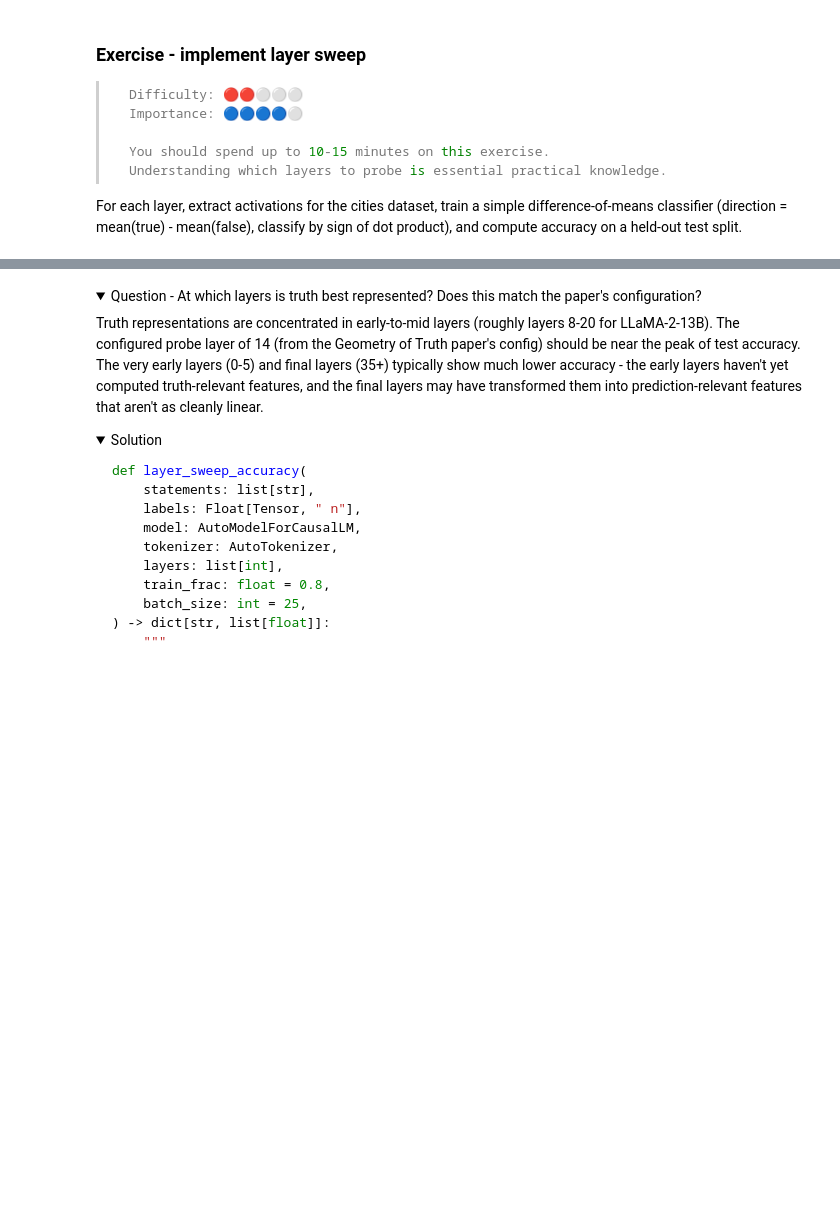
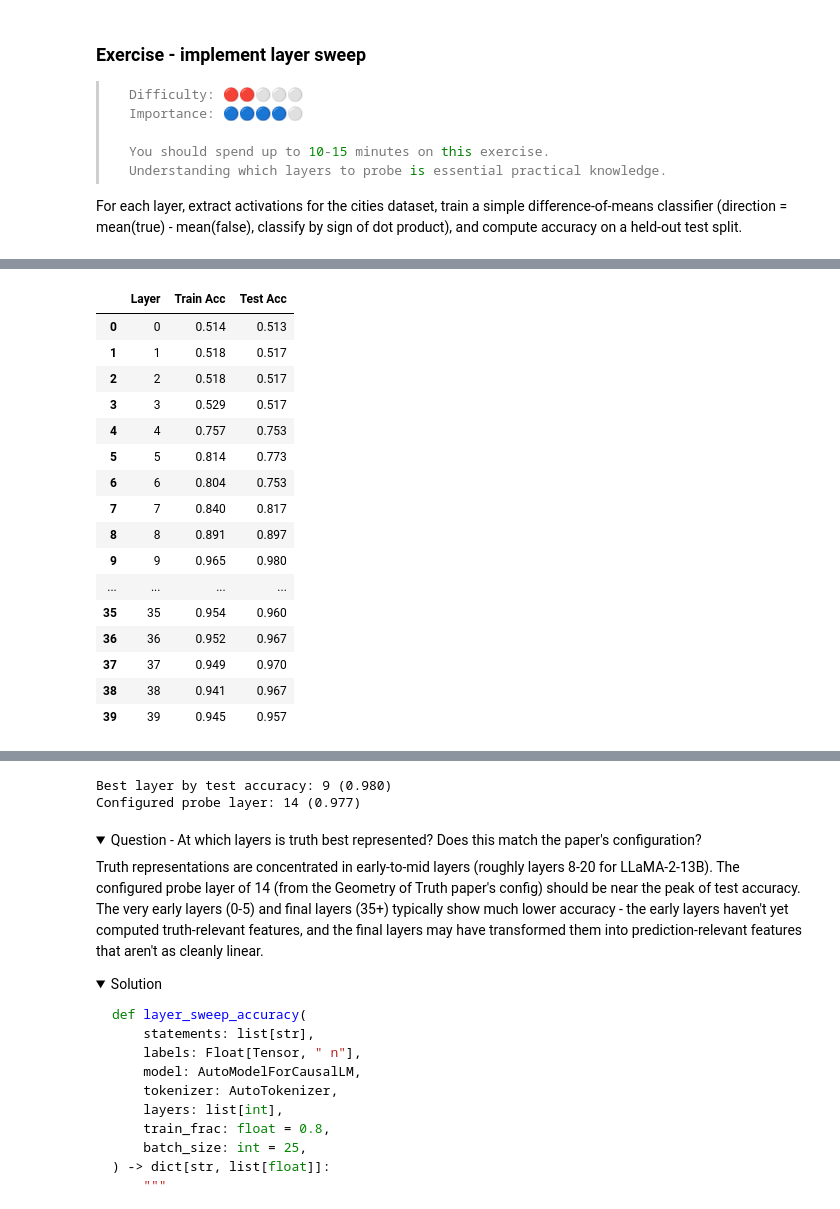
Before and after one commit to Max-Judd/ARENA-notebooks, a Jupyter notebook: chapter1_transformer_interp/exercises/part31_linear_probes/1.3.1_Linear_Probes_exercises.ipynb, the cells around one changed output, grey strips where cells are left out. Cells and saved outputs as stored; diff of their text form; code cells hidden in the pictures; folded sections open; blank space fills up the shorter version.

````diff
--- a/chapter1_transformer_interp/exercises/part31_linear_probes/1.3.1_Linear_Probes_exercises.ipynb
+++ b/chapter1_transformer_interp/exercises/part31_linear_probes/1.3.1_Linear_Probes_exercises.ipynb
@@ -532,7 +499,7 @@ from google.colab import drive
 drive.mount("/content/drive")
 CACHE_DIR = "/content/drive/MyDrive/arena_1.3/activations"
 
-activations = t.load(f"{CACHE_DIR}/llama2-13b_layer{PROBE_LAYER}.pt")
+activations = t.load(f"{CACHE_DIR}/llama2-13b_layer{PROBE_LAYER}.pt", map_location="cpu")
 statements_dict = {n: datasets[n]["statement"].tolist() for n in DATASET_NAMES}
 labels_dict = {n: t.tensor(datasets[n]["label"].values, dtype=t.float32) for n in DATASET_NAMES}
 # %% [output]
@@ -577,7 +552,10 @@ def get_pca_components(
     Returns:
         Matrix of top-k eigenvectors as columns, shape [d_model, k].
     """
-    raise NotImplementedError()
+    demeaned = activations - activations.mean(dim=0)
+    cov = (demeaned.T @ demeaned)/(demeaned.shape[0])
+    eigenvalues,eigenvectors = t.linalg.eigh(cov)
+    return eigenvectors.flip(dims=(1,))[:,:k]
 
 
 tests.test_get_pca_components(get_pca_components, activations["cities"], D_MODEL)
@@ -694,3 +678,11 @@ Not all layers represent truth equally. The Geometry of Truth paper found that t
 > ```
 
 For each layer, extract activations for the cities dataset, train a simple difference-of-means classifier (direction = mean(true) - mean(false), classify by sign of dot product), and compute accuracy on a held-out test split.
+# %%
+def extract_activations(
+    statements: list[str],
+    model: AutoModelForCausalLM,
+    tokenizer: AutoTokenizer,
+    layers: list[int],
+    batch_size: int = 25,
+) -> dict[int, Float[Tensor, "n_statements d_model"]]:
@@ -719,7 +714,30 @@ def layer_sweep_accuracy(
     Returns:
         Dict with keys "train_acc" and "test_acc", each a list of accuracies per layer.
     """
-    raise NotImplementedError()
+
+
+    acts = extract_activations(statements,model, tokenizer, layers)
+    train_cutoff = int(train_frac*len(statements))
+    train_accs = []
+    test_accs = []
+    for layer in layers:
+      train_acts = acts[layer][:train_cutoff,:]
+      train_labels = labels[:train_cutoff]
+      test_acts = acts[layer][train_cutoff:,:]
+      test_labels = labels[train_cutoff:]
+
+      true_mean = ((train_acts*train_labels[:,None]).sum(dim=0))/train_labels.sum()
+      false_mean = ((train_acts*(1-train_labels[:,None])).sum(dim=0))/(1-train_labels).sum()
+      diff_means,center = true_mean - false_mean, (true_mean+false_mean)/2
+
+      train_preds = (((train_acts - center) @ diff_means)>0)
+      train_acc = (train_preds == train_labels.bool()).float().mean().item()
+      train_accs.append(train_acc)
+
+      test_preds = (((test_acts - center) @ diff_means)>0)
+      test_acc = (test_preds == test_labels.bool()).float().mean().item()
+      test_accs.append(test_acc)
+    return {"train_acc":train_accs, "test_acc":test_accs}
 
 
 t.manual_seed(42)
@@ -757,3 +775,4 @@ fig.show()
 best_layer = all_layers[int(np.argmax(sweep_results["test_acc"]))]
 print(f"\nBest layer by test accuracy: {best_layer} ({max(sweep_results['test_acc']):.3f})")
 print(f"Configured probe layer: {PROBE_LAYER} ({sweep_results['test_acc'][PROBE_LAYER]:.3f})")
+# %% [output]
@@ -759,0 +780,17 @@ print(f"Configured probe layer: {PROBE_LAYER} ({sweep_results['test_acc'][PROBE_
+|  | Layer | Train Acc | Test Acc |
+| 0 | 0 | 0.514 | 0.513 |
+| 1 | 1 | 0.518 | 0.517 |
+| 2 | 2 | 0.518 | 0.517 |
+| 3 | 3 | 0.529 | 0.517 |
+| 4 | 4 | 0.757 | 0.753 |
+| 5 | 5 | 0.814 | 0.773 |
+| 6 | 6 | 0.804 | 0.753 |
+| 7 | 7 | 0.840 | 0.817 |
+| 8 | 8 | 0.891 | 0.897 |
+| 9 | 9 | 0.965 | 0.980 |
+| ... | ... | ... | ... |
+| 35 | 35 | 0.954 | 0.960 |
+| 36 | 36 | 0.952 | 0.967 |
+| 37 | 37 | 0.949 | 0.970 |
+| 38 | 38 | 0.941 | 0.967 |
+| 39 | 39 | 0.945 | 0.957 |
@@ -760,3 +798,5 @@ print(f"Configured probe layer: {PROBE_LAYER} ({sweep_results['test_acc'][PROBE_
+Best layer by test accuracy: 9 (0.980)
+Configured probe layer: 14 (0.977)
 # %% [markdown]
 <details>
 <summary>Question - At which layers is truth best represented? Does this match the paper's configuration?</summary>
````
Also changed, not shown: parts of 18 cells of this notebook.
